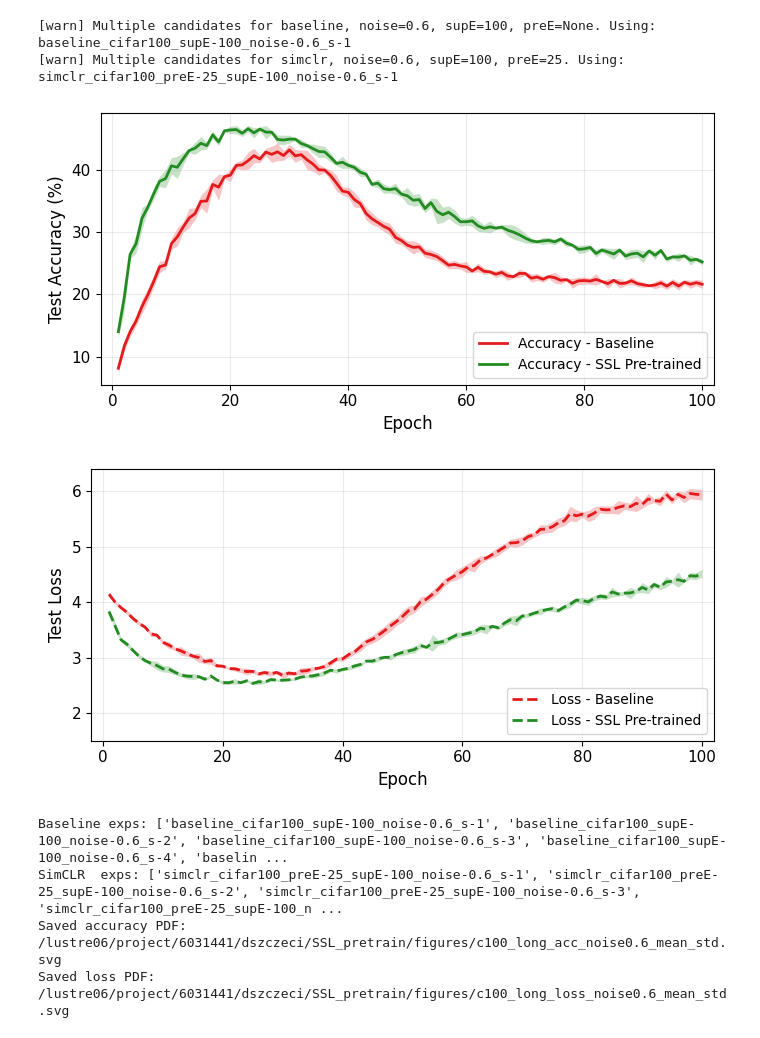
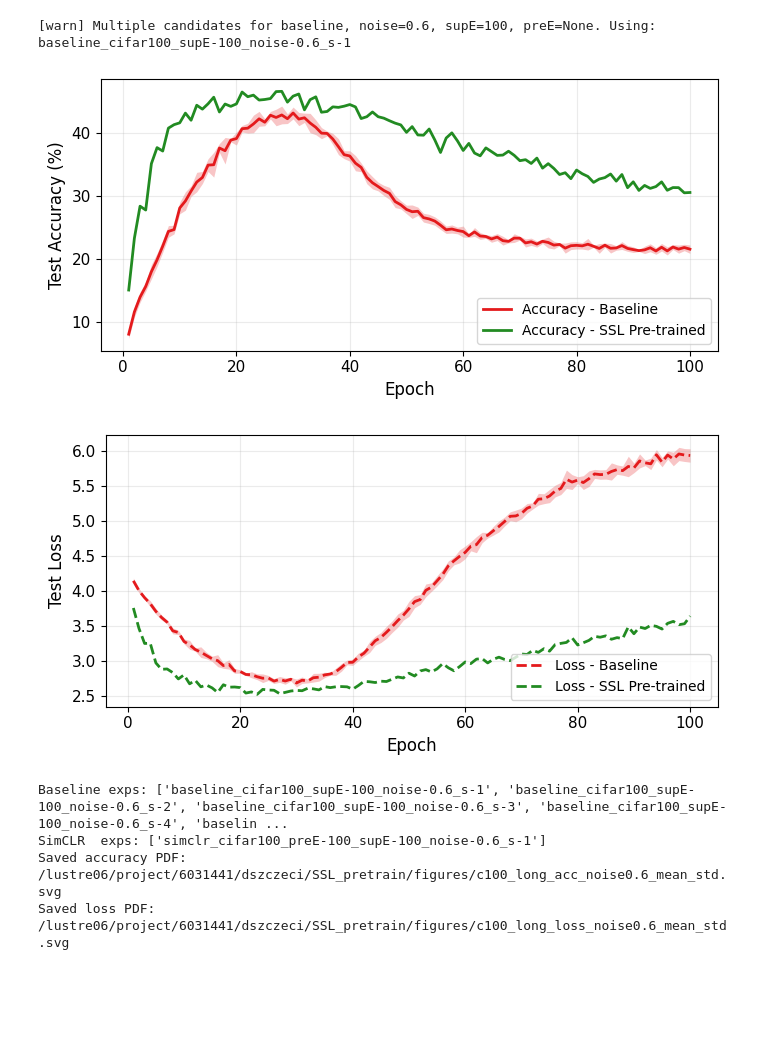
Before and after one commit to DavidSzczecina/SSL_pretrain, a Jupyter notebook: data_parse_long.ipynb, the cells around one changed output. Cells and saved outputs as stored; diff of their text form; code cells hidden in the pictures; blank space fills up the shorter version.

```diff
--- a/data_parse_long.ipynb
+++ b/data_parse_long.ipynb
@@ -473,7 +472,7 @@ def plot_pair_learning_curves_pair(dataset: str,
     ax_acc.legend(loc="lower right", fontsize=10, frameon=True)
 
     # Optional x/y limits (tweak as needed)
-    ax_acc.set_xlim(-2, 102)
+    #ax_acc.set_xlim(-2, 102)
     # ax_acc.set_ylim(0, 100)
 
     fig_acc.tight_layout()
@@ -522,41 +521,40 @@ def plot_pair_learning_curves_pair(dataset: str,
         linewidth=0,
         label="_nolegend_",
     )
 
     ax_loss.grid(True, alpha=0.25)
     ax_loss.legend(loc="lower right", fontsize=10, frameon=True)
 
-    # Keep your previous limits if desired
-    ax_loss.set_ylim(1.5, 6.4)
-    ax_loss.set_xlim(-2, 102)
+
+    #ax_loss.set_ylim(1.5, 6.4)
+    #ax_loss.set_xlim(-2, 102)
 
     fig_loss.tight_layout()
     out_loss_path = base_dir / f"figures/{dataset}_loss_noise{noise}_mean_std.pdf"
     fig_loss.savefig(out_loss_path, format="pdf", bbox_inches="tight")
     out_loss_path = base_dir / f"figures/{dataset}_loss_noise{noise}_mean_std.svg"
     fig_loss.savefig(out_loss_path, format="svg", bbox_inches="tight")
 
     # Optionally show them (or not, if you're scripting)
     plt.show()
 
     print("Baseline exps:", [d.name for d in baseline_dirs])
     print("SimCLR  exps:", [d.name for d in simclr_dirs])
     print("Saved accuracy PDF:", out_acc_path)
     print("Saved loss PDF:", out_loss_path)
 
 plot_pair_learning_curves_pair(
     dataset="c100_long",
     noise=0.6,
     baseline_supE=100,
-    simclr_preE=25,
+    simclr_preE=100,
     simclr_supE=100,
     )
 # %% [output]
 [warn] Multiple candidates for baseline, noise=0.6, supE=100, preE=None. Using: baseline_cifar100_supE-100_noise-0.6_s-1
-[warn] Multiple candidates for simclr, noise=0.6, supE=100, preE=25. Using: simclr_cifar100_preE-25_supE-100_noise-0.6_s-1
-[figure, old version]
+[figure, new version]
-[figure, old version]
+[figure, new version]
 Baseline exps: ['baseline_cifar100_supE-100_noise-0.6_s-1', 'baseline_cifar100_supE-100_noise-0.6_s-2', 'baseline_cifar100_supE-100_noise-0.6_s-3', 'baseline_cifar100_supE-100_noise-0.6_s-4', 'baselin ...
-SimCLR  exps: ['simclr_cifar100_preE-25_supE-100_noise-0.6_s-1', 'simclr_cifar100_preE-25_supE-100_noise-0.6_s-2', 'simclr_cifar100_preE-25_supE-100_noise-0.6_s-3', 'simclr_cifar100_preE-25_supE-100_n ...
+SimCLR  exps: ['simclr_cifar100_preE-100_supE-100_noise-0.6_s-1']
 Saved accuracy PDF: /lustre06/project/6031441/dszczeci/SSL_pretrain/figures/c100_long_acc_noise0.6_mean_std.svg
 Saved loss PDF: /lustre06/project/6031441/dszczeci/SSL_pretrain/figures/c100_long_loss_noise0.6_mean_std.svg
```
Also changed, not shown: parts of 1 cell of this notebook, 20 other files.
